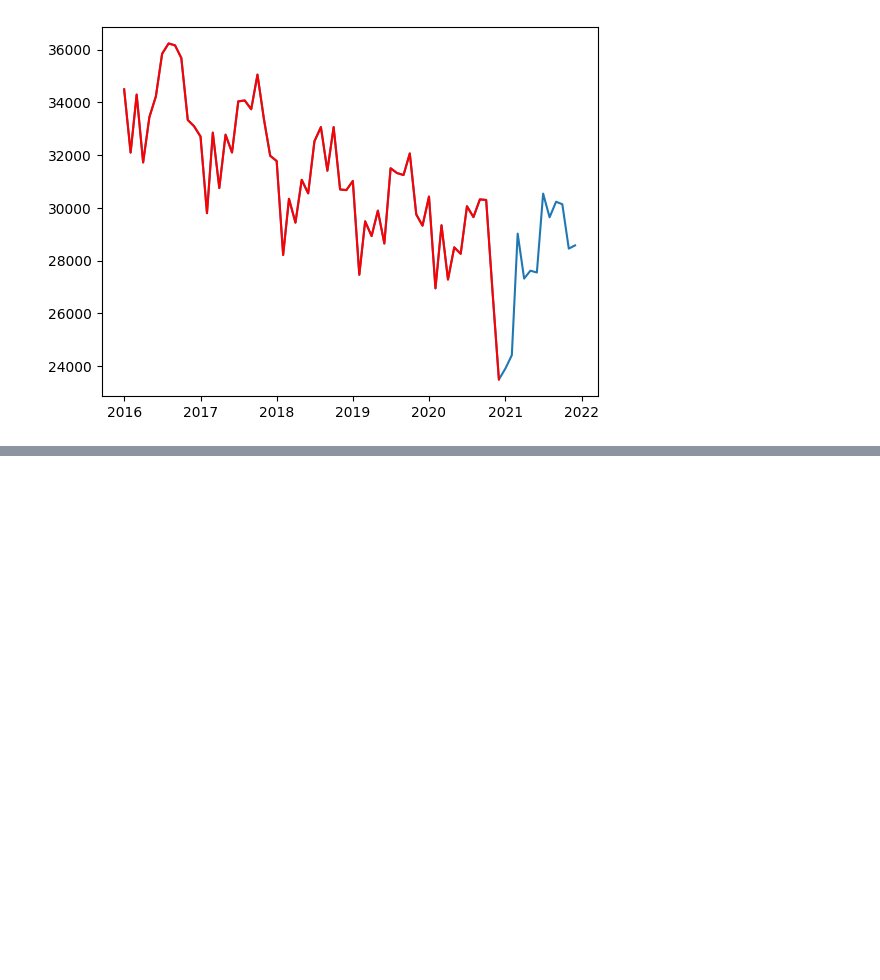
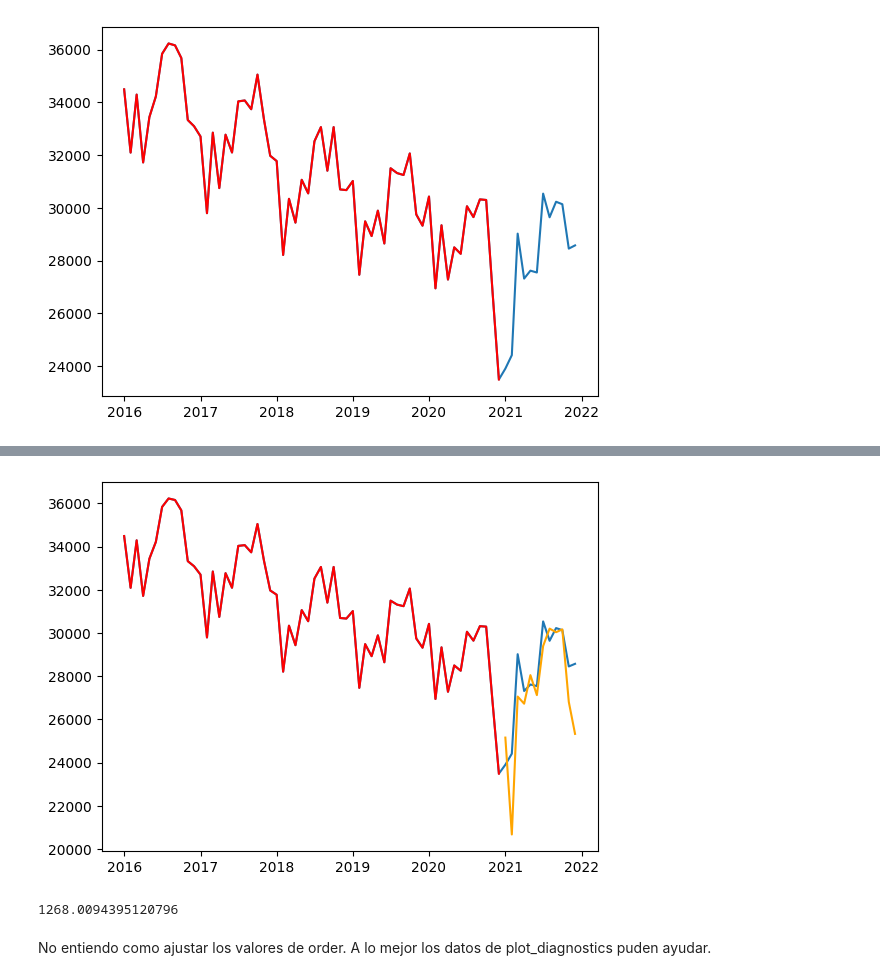
Before and after one commit to MarioGRBlanco/MCP, a Jupyter notebook: 3_series.ipynb, the cells around one changed output, grey strips where cells are left out. Saved outputs shown, nothing was run; the diff lists cells and outputs as text; code cells hidden in the pictures; blank space fills up the shorter version.

```diff
--- a/3_series.ipynb
+++ b/3_series.ipynb
@@ -113,0 +138,19 @@ plt.show()
+# %%
+X_hat_series = X_p['sum']
+for t in T_missing:
+    series = X_p
+    model = sm.tsa.statespace.SARIMAX(X_sum['sum'][:t], order=(3,1,0), seasonal_order=(1,1,1,12))
+    model_fit = model.fit()
+    X_hat_series = np.hstack((X_hat_series, model_fit.predict(start=t,end=t,dynamic=True)))
+# %%
+plt.plot(X_sum['AMPAR'], X_sum['sum'])
+plt.plot(X_p['AMPAR'], X_p['sum'], color='red')
+plt.plot(X_sum['AMPAR'][T_missing], X_hat_series[T_missing], color='orange')
+plt.show()
+
+mean_absolute_error(X_sum['sum'][T_missing], X_hat_series[T_missing])
+# %% [output]
+[figure, added]
+1268.0094395120796
+# %% [markdown]
+No entiendo como ajustar los valores de order. A lo mejor los datos de plot_diagnostics puden ayudar.
```
Also changed, not shown: parts of 4 cells of this notebook.
